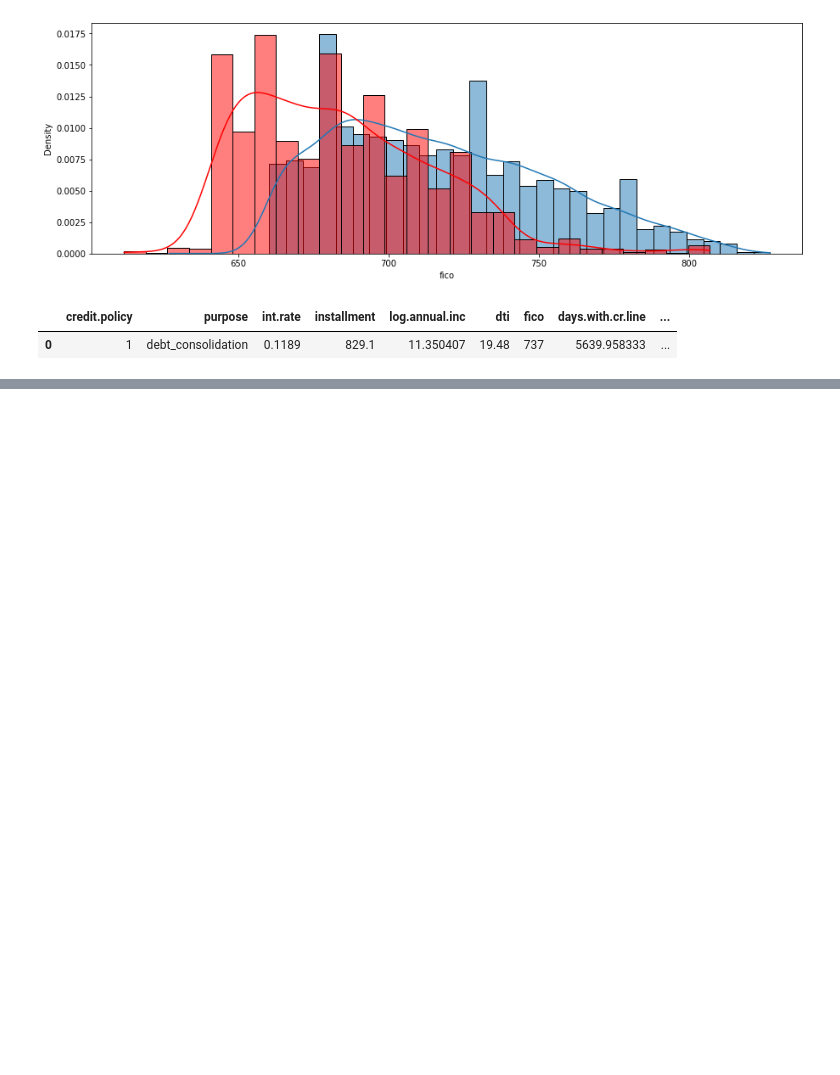
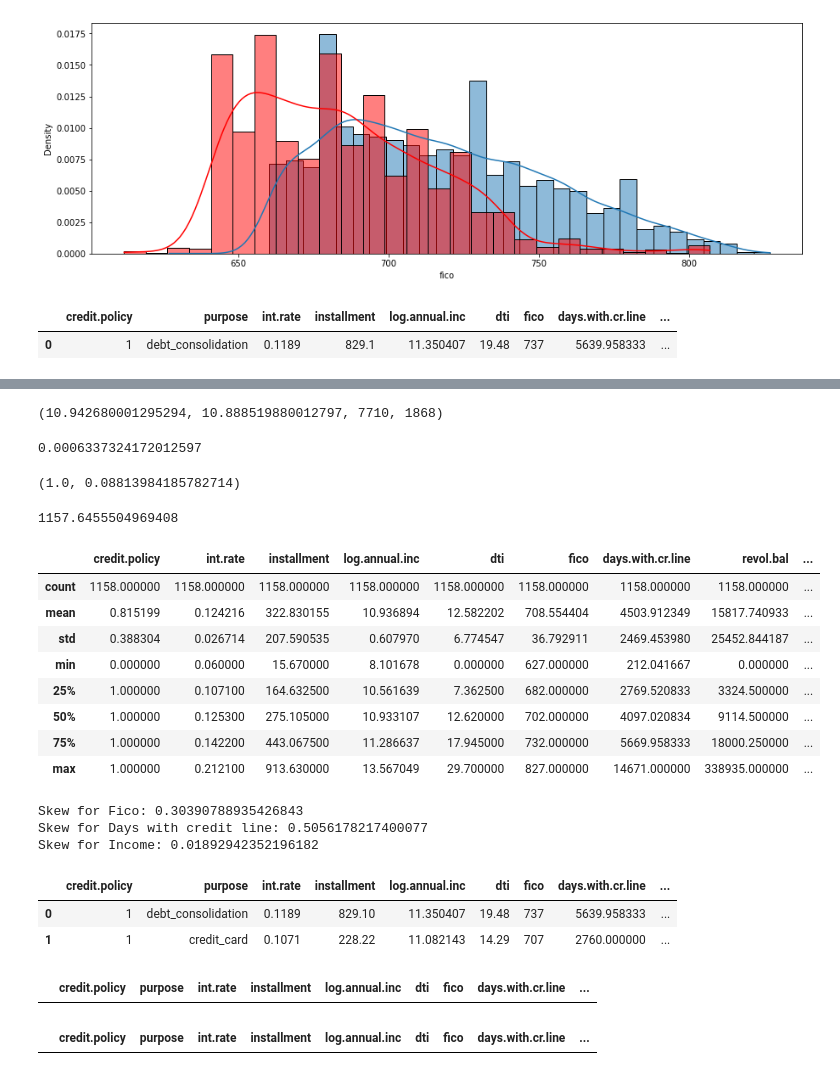
Before and after one commit to SidhST12/DATA_3450_Quiz_2, a Jupyter notebook: quiz_2_1221_start.ipynb, the cells around one changed output, grey strips where cells are left out. Cells and saved outputs as stored; diff of their text form; code cells hidden in the pictures; blank space fills up the shorter version.

```diff
--- a/quiz_2_1221_start.ipynb
+++ b/quiz_2_1221_start.ipynb
@@ -195,0 +224,73 @@ AttributeError: module 'numpy' has no attribute 'dfnci'
+# %%
+#Get Statistics
+mMean, fMean, mCount, fCount = dfci.mean(), dfnci.mean(), dfci.count(), dfnci.count()
+mMean, fMean, mCount, fCount
+# %% [output]
+(10.942680001295294, 10.888519880012797, 7710, 1868)
+# %%
+#Scipy ttest:
+stat, pval = ss.ttest_ind(dfci, dfnci)
+pval
+# %% [output]
+0.0006337324172012597
+# %%
+#Statsmodels calculation of power.
+from statsmodels.stats.power import TTestPower
+powerTest = TTestPower()
+ces = thinkstats2.CohenEffectSize(dfci, dfnci)
+
+alpha = .05
+nobs = mCount + fCount
+
+pow = powerTest.power(effect_size=ces, nobs=nobs, alpha=alpha)
+pow, ces
+# %% [output]
+(1.0, 0.08813984185782714)
+# %%
+# sample size
+n = powerTest.solve_power(ces, power=.85, nobs=None, alpha=alpha)
+n
+# %% [output]
+1157.6455504969408
+# %%
+df_sam=df.sample(1158)
+# %%
+df_sam.describe()
+# %% [output]
+|  | credit.policy | int.rate | installment | log.annual.inc | dti | fico | days.with.cr.line | revol.bal | ... |
+| count | 1158.000000 | 1158.000000 | 1158.000000 | 1158.000000 | 1158.000000 | 1158.000000 | 1158.000000 | 1158.000000 | ... |
+| mean | 0.815199 | 0.124216 | 322.830155 | 10.936894 | 12.582202 | 708.554404 | 4503.912349 | 15817.740933 | ... |
+| std | 0.388304 | 0.026714 | 207.590535 | 0.607970 | 6.774547 | 36.792911 | 2469.453980 | 25452.844187 | ... |
+| min | 0.000000 | 0.060000 | 15.670000 | 8.101678 | 0.000000 | 627.000000 | 212.041667 | 0.000000 | ... |
+| 25% | 1.000000 | 0.107100 | 164.632500 | 10.561639 | 7.362500 | 682.000000 | 2769.520833 | 3324.500000 | ... |
+| 50% | 1.000000 | 0.125300 | 275.105000 | 10.933107 | 12.620000 | 702.000000 | 4097.020834 | 9114.500000 | ... |
+| 75% | 1.000000 | 0.142200 | 443.067500 | 11.286637 | 17.945000 | 732.000000 | 5669.958333 | 18000.250000 | ... |
+| max | 1.000000 | 0.212100 | 913.630000 | 13.567049 | 29.700000 | 827.000000 | 14671.000000 | 338935.000000 | ... |
+# %%
+#Q-10- skew
+skw1=thinkstats2.PearsonMedianSkewness(df["fico"])
+skw2=thinkstats2.PearsonMedianSkewness(df["days.with.cr.line"])
+skw3=thinkstats2.PearsonMedianSkewness(df["log.annual.inc"])
+print("Skew for Fico:",skw1)
+print("Skew for Days with credit line:",skw2)
+print("Skew for Income:",skw3)
+# %% [output]
+Skew for Fico: 0.30390788935426843
+Skew for Days with credit line: 0.5056178217400077
+Skew for Income: 0.01892942352196182
+# %%
+df.head(2)
+# %% [output]
+|  | credit.policy | purpose | int.rate | installment | log.annual.inc | dti | fico | days.with.cr.line | ... |
+| 0 | 1 | debt_consolidation | 0.1189 | 829.10 | 11.350407 | 19.48 | 737 | 5639.958333 | ... |
+| 1 | 1 | credit_card | 0.1071 | 228.22 | 11.082143 | 14.29 | 707 | 2760.000000 | ... |
+# %%
+dfg=df[df["grade"]=='poor']
+dfg.head()
+# %% [output]
+|  | credit.policy | purpose | int.rate | installment | log.annual.inc | dti | fico | days.with.cr.line | ... |
+# %%
+dfp=df[df["fico"]<580]
+dfp
+# %% [output]
+|  | credit.policy | purpose | int.rate | installment | log.annual.inc | dti | fico | days.with.cr.line | ... |
```
Also changed, not shown: parts of 7 cells of this notebook.
